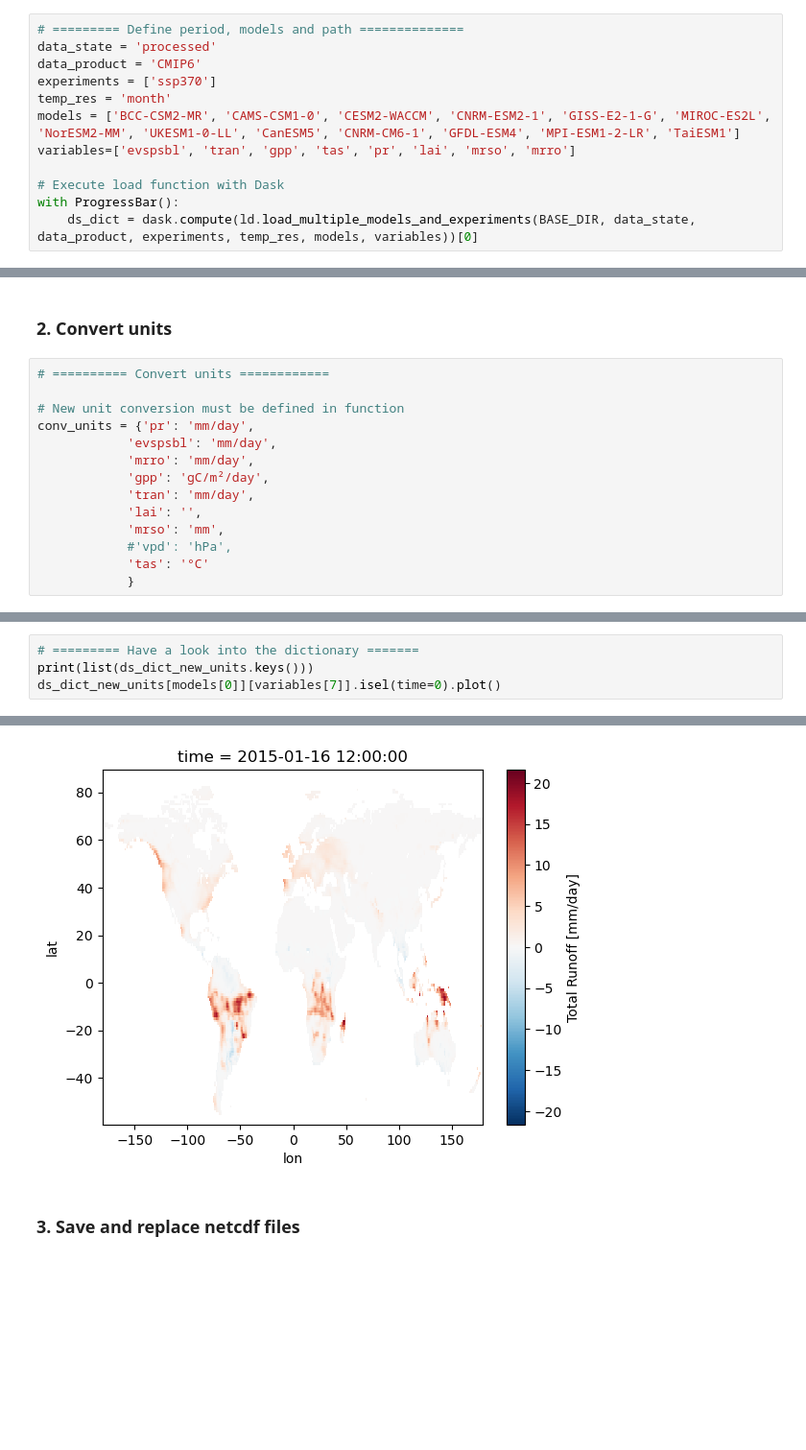
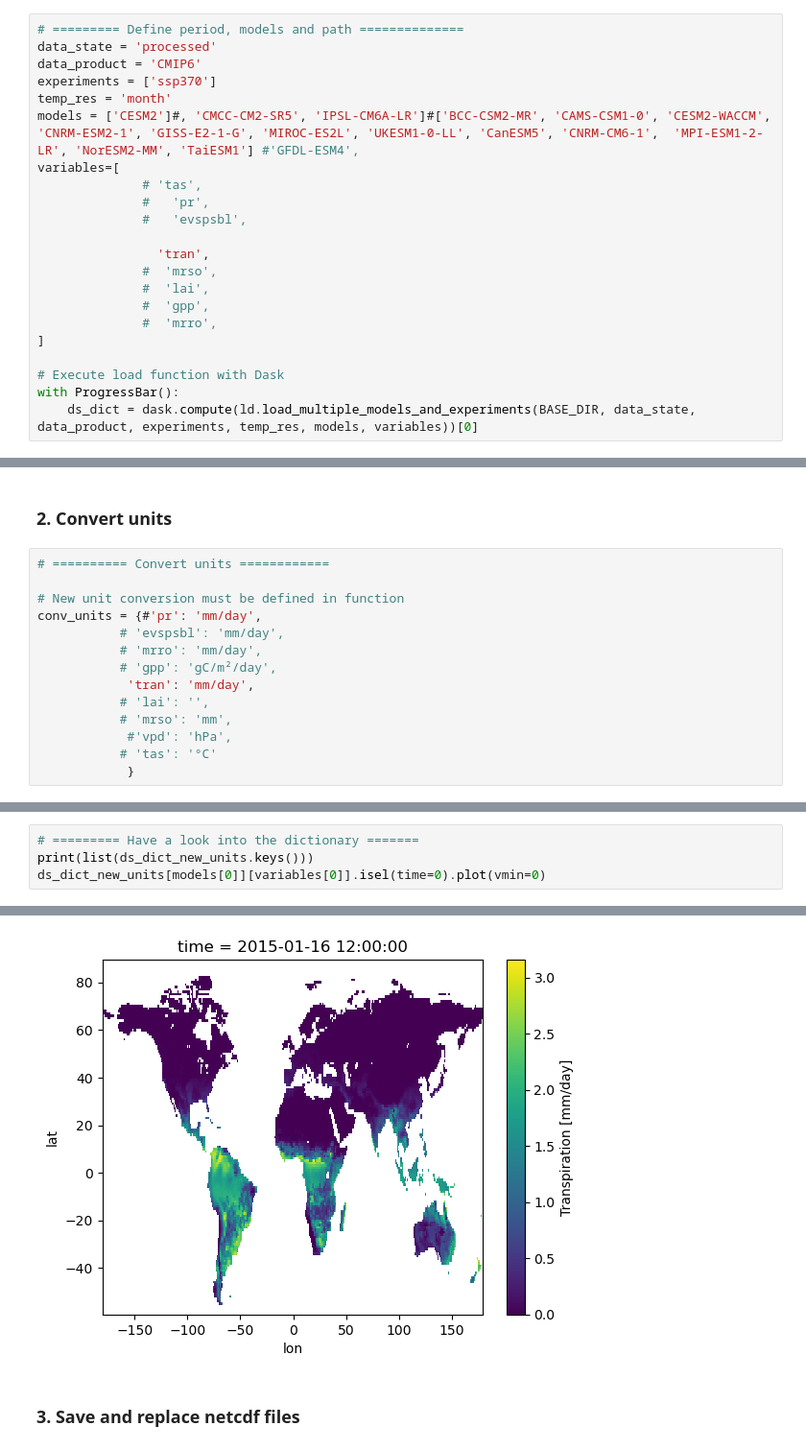
Before and after one commit to simonheselschwerdt/bgws_analysis, a Jupyter notebook: notebooks/preprocess/5_CMIP6_convert_units.ipynb, the cells around one changed output, grey strips where cells are left out. Shown at 96% size. Cells and saved outputs as stored; diff of their text form; blank space fills up the shorter version.

```diff
--- a/notebooks/preprocess/5_CMIP6_convert_units.ipynb
+++ b/notebooks/preprocess/5_CMIP6_convert_units.ipynb
@@ -149,8 +149,18 @@ data_state = 'processed'
 data_product = 'CMIP6'
 experiments = ['ssp370']
 temp_res = 'month'
-models = ['BCC-CSM2-MR', 'CAMS-CSM1-0', 'CESM2-WACCM', 'CNRM-ESM2-1', 'GISS-E2-1-G', 'MIROC-ES2L', 'NorESM2-MM', 'UKESM1-0-LL', 'CanESM5', 'CNRM-CM6-1', 'GFDL-ESM4', 'MPI-ESM1-2-LR', 'TaiESM1']
-variables=['evspsbl', 'tran', 'gpp', 'tas', 'pr', 'lai', 'mrso', 'mrro']
+models = ['CESM2']#, 'CMCC-CM2-SR5', 'IPSL-CM6A-LR']#['BCC-CSM2-MR', 'CAMS-CSM1-0', 'CESM2-WACCM', 'CNRM-ESM2-1', 'GISS-E2-1-G', 'MIROC-ES2L', 'UKESM1-0-LL', 'CanESM5', 'CNRM-CM6-1',  'MPI-ESM1-2-LR', 'NorESM2-MM', 'TaiESM1'] #'GFDL-ESM4',
+variables=[
+              # 'tas',
+              #   'pr',
+              #   'evspsbl',
+
+                'tran',
+              #  'mrso',
+              #  'lai',
+              #  'gpp',
+              #  'mrro',
+]
 
 # Execute load function with Dask
 with ProgressBar():
@@ -175,15 +181,15 @@ ds_dict[list(ds_dict.keys())[0]][models[0]][variables[0]].isel(time=0).plot()
 # ========== Convert units ============
 
 # New unit conversion must be defined in function
-conv_units = {'pr': 'mm/day',
-            'evspsbl': 'mm/day',
-            'mrro': 'mm/day',
-            'gpp': 'gC/m²/day',
+conv_units = {#'pr': 'mm/day',
+           # 'evspsbl': 'mm/day',
+           # 'mrro': 'mm/day',
+           # 'gpp': 'gC/m²/day',
             'tran': 'mm/day',
-            'lai': '',
-            'mrso': 'mm',
+           # 'lai': '',
+           # 'mrso': 'mm',
             #'vpd': 'hPa',
-            'tas': '°C'
+           # 'tas': '°C'
             }
 # %%
 ds_dict_new_units = {}
@@ -209,5 +199,5 @@ Unit of tas converted from K to °C.
 # %%
 # ========= Have a look into the dictionary =======
 print(list(ds_dict_new_units.keys()))
-ds_dict_new_units[models[0]][variables[7]].isel(time=0).plot()
+ds_dict_new_units[models[0]][variables[0]].isel(time=0).plot(vmin=0)
 # %% [output]
@@ -215,5 +205,5 @@ ds_dict_new_units[models[0]][variables[7]].isel(time=0).plot()
 <matplotlib.collections.QuadMesh at 0x...>
-[figure, old version]
+[figure, new version]
 # %% [markdown]
 ### 3. Save and replace netcdf files
 # %%
```
Also changed, not shown: parts of 5 cells of this notebook, 4 other files.
